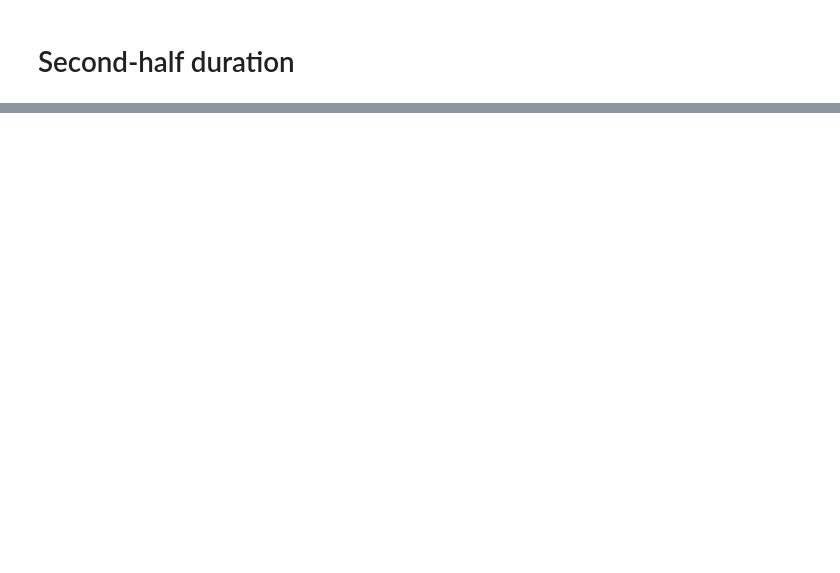
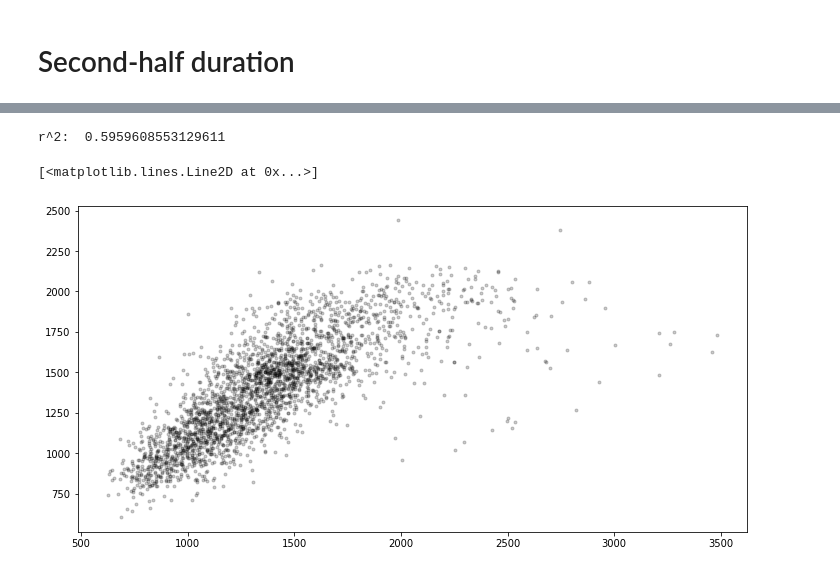
Before and after one commit to NixGD/bus-predictions, a Jupyter notebook: notebooks/Simple NN prediction.ipynb, the cells around one changed output, grey strips where cells are left out. Saved outputs shown, nothing was run; the diff lists cells and outputs as text; code cells hidden in the pictures; blank space fills up the shorter version.

```diff
--- a/notebooks/Simple NN prediction.ipynb
+++ b/notebooks/Simple NN prediction.ipynb
@@ -182,9 +173,0 @@ Synced playful-flower-17: https://wandb.ai/ngd/bus-predictions/runs/3e04cy4n
-# %%
-X = scaled_data[["cntsq", "headway"]]
-y = scaled_data["delta"]
-
-
-X_train, X_test, y_train, y_test = train_test_split(X, y)
-regr = MLPRegressor(max_iter=10000).fit(X_train, y_train)
-regr.predict(X_test)
-regr.score(X_test, y_test)
@@ -212,0 +218,22 @@ plt.plot(results.prediction, results.actual, ".k", alpha=.3)
+# %%
+def make_model(input_shape, normalize=True, data_sample=None):
+
+    model = keras.Sequential([
+        keras.Input(shape=input_shape)
+    ])
+
+    if normalize:
+        assert data_sample is not None
+        normalizer = layers.experimental.preprocessing.Normalization()
+        normalizer.adapt(data_sample)
+        model.add(normalizer)
+
+    model.add(layers.Dense(units=32, activation='relu'))
+    model.add(layers.Dense(units=32, activation='relu'))
+    model.add(layers.Dense(units=32, activation='relu'))
+    model.add(layers.Dense(units=32, activation='relu'))
+    model.add(layers.Dense(units=1))
+
+    return model
+
+make_model(input_shape=(2,), normalize=False).summary()
@@ -212,0 +342,8 @@ plt.plot(results.prediction, results.actual, ".k", alpha=.3)
+# %%
+predictions = predictions.reshape(-1)
+print("r^2: ", np.corrcoef(y_test, predictions )[0,1]**2)
+plt.plot(y_test, predictions, ".k", alpha=.2)
+# %% [output]
+r^2:  0.5959608553129611
+[<matplotlib.lines.Line2D at 0x...>]
+[figure, added]
```
Also changed, not shown: parts of 16 cells of this notebook, 15 other files.
